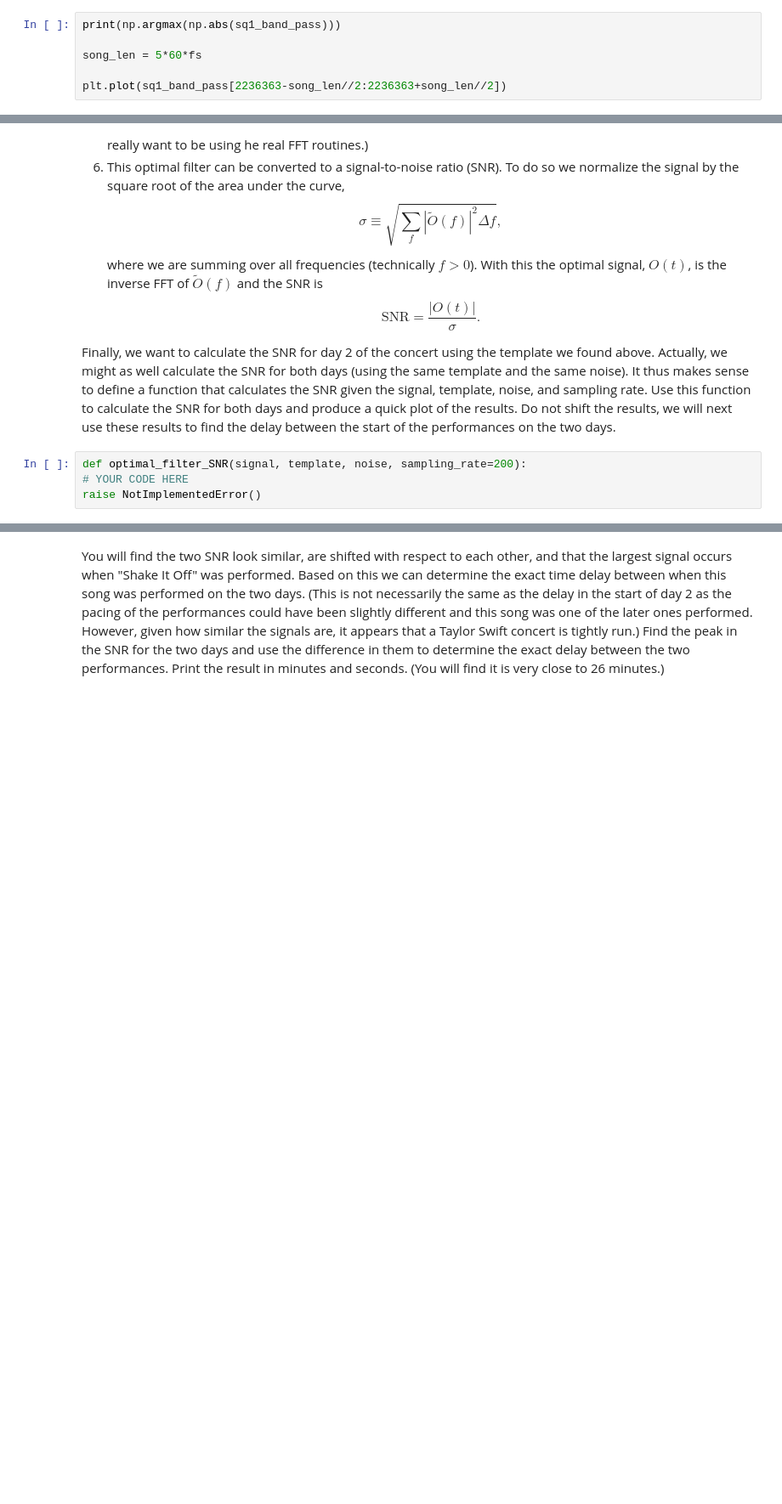
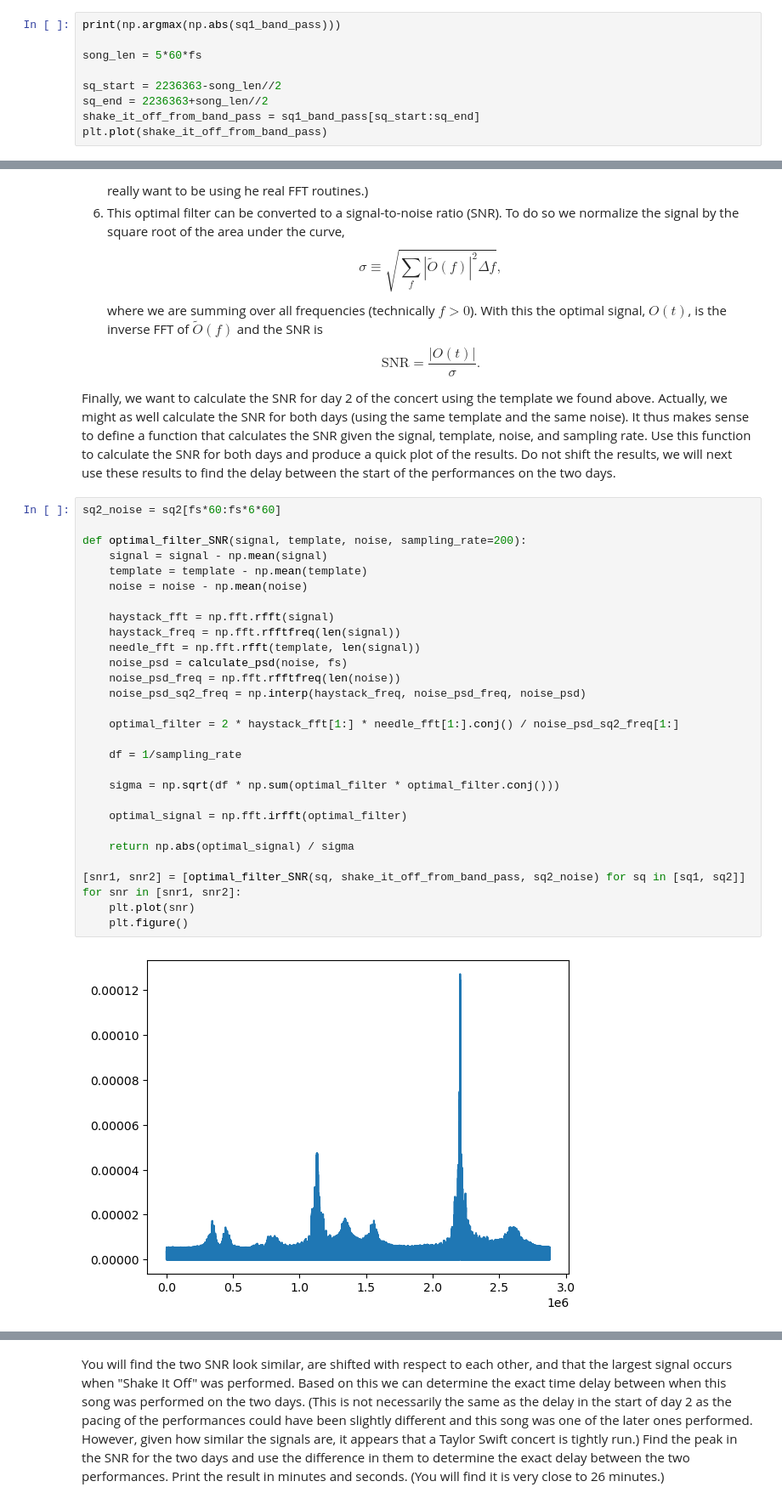
Before and after one commit to SerenaLynas/p250-spring-2026, a Jupyter notebook: labs/Lab10.ipynb, the cells around one changed output, grey strips where cells are left out. Shown at 85% size. Cells and saved outputs as stored; diff of their text form; blank space fills up the shorter version.

```diff
--- a/labs/Lab10.ipynb
+++ b/labs/Lab10.ipynb
@@ -282,7 +282,10 @@ print(np.argmax(np.abs(sq1_band_pass)))
 
 song_len = 5*60*fs
 
-plt.plot(sq1_band_pass[2236363-song_len//2:2236363+song_len//2])
+sq_start = 2236363-song_len//2
+sq_end = 2236363+song_len//2
+shake_it_off_from_band_pass = sq1_band_pass[sq_start:sq_end]
+plt.plot(shake_it_off_from_band_pass)
 # %% [output]
 2236363
 [<matplotlib.lines.Line2D at 0x...>]
@@ -329,7 +332,34 @@ Actually, we might as well calculate the SNR for both days (using the same templ
 It thus makes sense to define a function that calculates the SNR given the signal, template, noise, and sampling rate.
 Use this function to calculate the SNR for both days and produce a quick plot of the results.
 Do not shift the results, we will next use these results to find the delay between the start of the performances on the two days.
-# %%
-def optimal_filter_SNR(signal, template, noise, sampling_rate=200):
-# YOUR CODE HERE
-raise NotImplementedError()
+# %%
+sq2_noise = sq2[fs*60:fs*6*60]
+
+def optimal_filter_SNR(signal, template, noise, sampling_rate=200):
+    signal = signal - np.mean(signal)
+    template = template - np.mean(template)
+    noise = noise - np.mean(noise)
+
+    haystack_fft = np.fft.rfft(signal)
+    haystack_freq = np.fft.rfftfreq(len(signal))
+    needle_fft = np.fft.rfft(template, len(signal))
+    noise_psd = calculate_psd(noise, fs)
+    noise_psd_freq = np.fft.rfftfreq(len(noise))
+    noise_psd_sq2_freq = np.interp(haystack_freq, noise_psd_freq, noise_psd)
+
+    optimal_filter = 2 * haystack_fft[1:] * needle_fft[1:].conj() / noise_psd_sq2_freq[1:]
+
+    df = 1/sampling_rate
+
+    sigma = np.sqrt(df * np.sum(optimal_filter * optimal_filter.conj()))
+
+    optimal_signal = np.fft.irfft(optimal_filter)
+
+    return np.abs(optimal_signal) / sigma
+
+[snr1, snr2] = [optimal_filter_SNR(sq, shake_it_off_from_band_pass, sq2_noise) for sq in [sq1, sq2]]
+for snr in [snr1, snr2]:
+    plt.plot(snr)
+    plt.figure()
+# %% [output]
+[figure, added]
```
Also changed, not shown: parts of 6 cells of this notebook.
